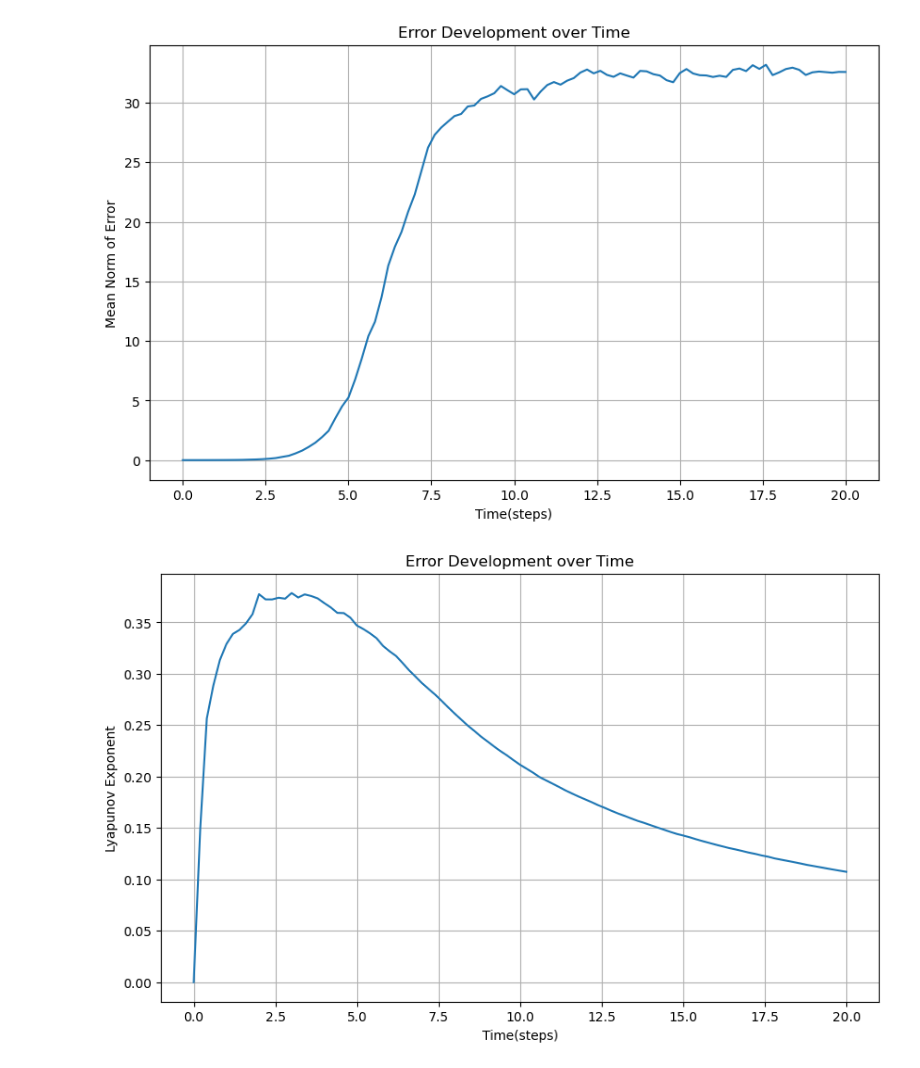
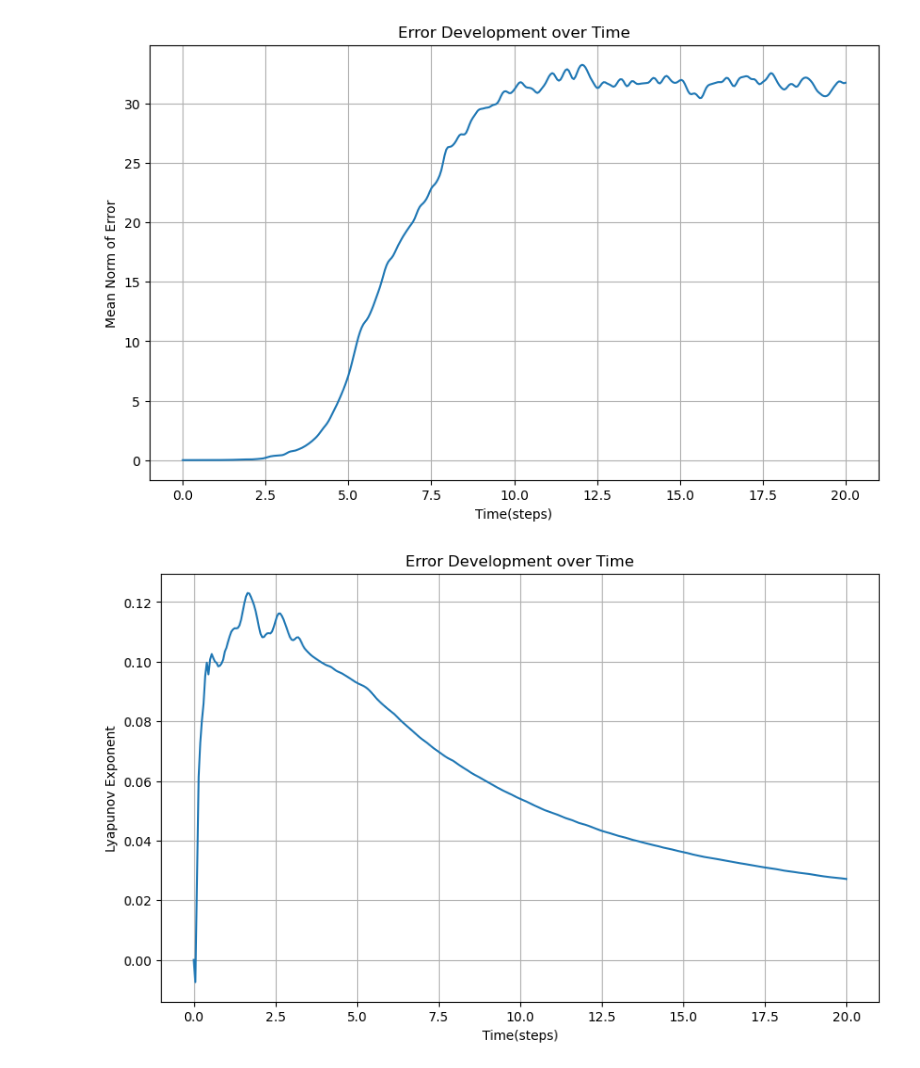
Before and after one commit to gallardo0825/Data_assimilation_A, a Jupyter notebook: assignment2-1.ipynb, the cells around one changed output. Cells and saved outputs as stored; diff of their text form; code cells hidden in the pictures.

```diff
--- a/assignment2-1.ipynb
+++ b/assignment2-1.ipynb
@@ -1,4 +1,6 @@
 # %%
+#刻み幅を0.01とｋして、2日で誤差が2愛になるという経験則のもとに1日0.2ステップとするべき
+
 import numpy as np
 from scipy.integrate import solve_ivp
 import matplotlib.pyplot as plt
@@ -8,9 +10,9 @@ F = 8.0
 #Nは解析データの次元
 N = 40 #40変数モデル
 #サンプル数(正規分布だから30でいい？)
-sample = 50
+sample = 30
 #ステップ時間(1日)
-dt = 0.2
+dt = 0.05
 #摂動
 epsilon = 1e-4
 #誤差の時間発展評価の終点
@@ -51,32 +53,32 @@ for i in range(sample):
     #誤差の時間発展間隔
     tspan_attract = np.linspace(0.0, tend_attract, int(tend_attract * int(1 / dt) + 1))
     attract = sol_attract.sol(tspan_attract)#補間関数('sol')
     attract_perturb = sol_attract_perturb.sol(tspan_attract)
     # 時間ごとのノルムの差
     for j in range(len(tspan_attract)):
         error[i, j] = np.linalg.norm(attract[:, j] - attract_perturb[:, j])
 # エラーの平均を計算
 error_mean = np.mean(error, axis=0)
 #誤差評価用の配列(リアプノフ指数)
 error_lyapunov = np.zeros(len(error_mean))
 for i in range(len(error_mean)):
     error_lyapunov[i] = np.log(abs(error_mean[i] / error_mean[0])) / (i + 1)
 
 # 結果のプロット
 plt.figure(figsize=(10, 6))
 plt.plot(tspan_attract, error_mean, label='Mean Error')
 plt.xlabel('Time(steps)')
 plt.ylabel('Mean Norm of Error')
 plt.title('Error Development over Time')
 plt.grid()
 plt.show()
 plt.figure(figsize=(10, 6))
 plt.plot(tspan_attract, error_lyapunov, label='Mean Error')
 plt.xlabel('Time(steps)')
 plt.ylabel('Lyapunov Exponent')
 plt.title('Error Development over Time')
 plt.grid()
 plt.show()
 # %% [output]
-[figure, old version]
+[figure, new version]
-[figure, old version]
+[figure, new version]
```
Also changed, not shown: parts of 1 cell of this notebook, 1 other file.
